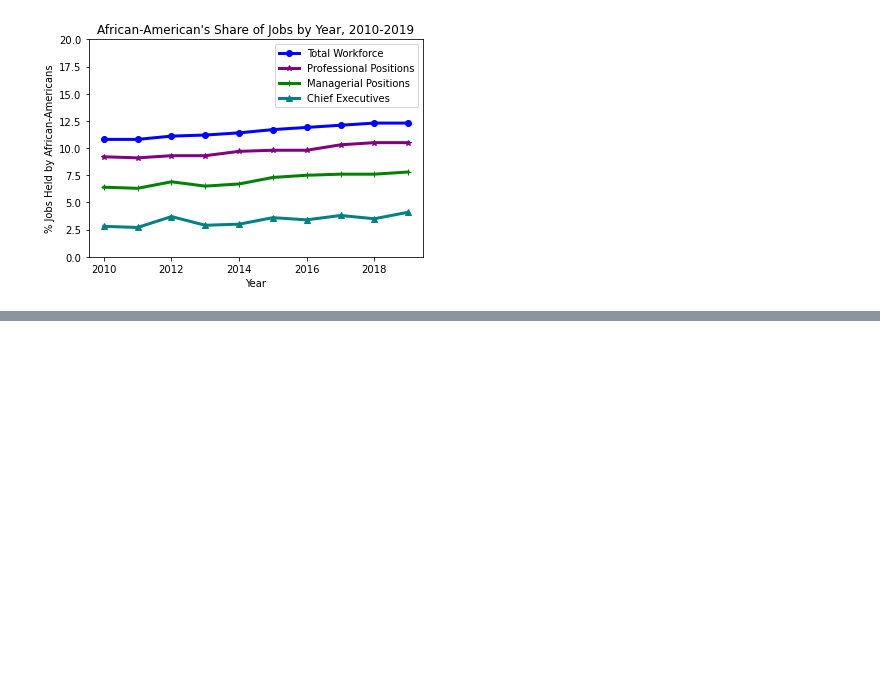
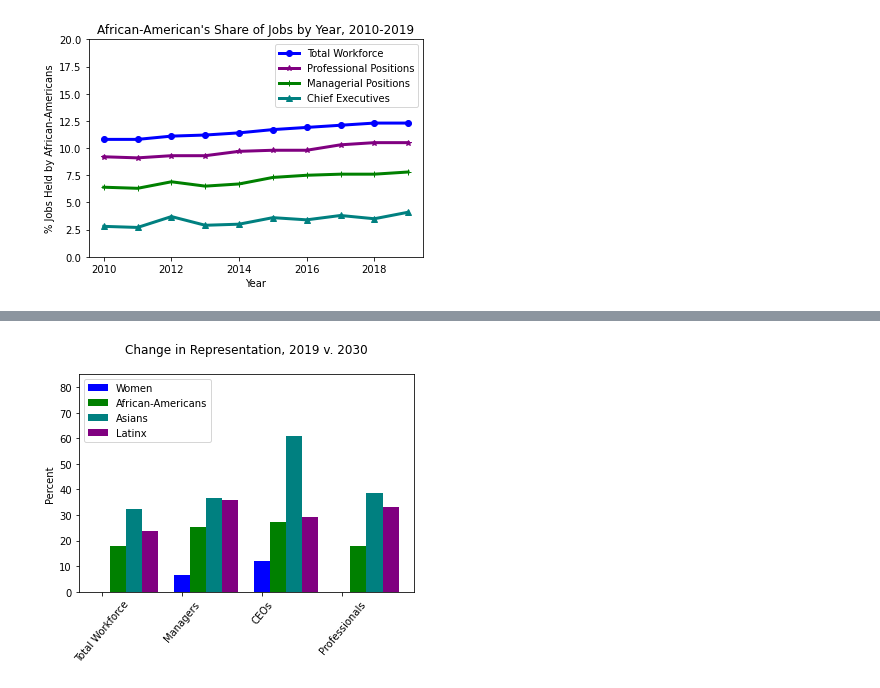
Before and after one commit to chinnamanaidu/project_rutgers, a Jupyter notebook: BLS_Project.ipynb, the cells around one changed output, grey strips where cells are left out. Cells and saved outputs as stored; diff of their text form; code cells hidden in the pictures; blank space fills up the shorter version.

```diff
--- a/BLS_Project.ipynb
+++ b/BLS_Project.ipynb
@@ -464,0 +581,23 @@ plt.show()
+# %%
+data2030 = [[-0.7, 6.5, 12.0, -1.0],[18.0, 25.3, 27.3, 18.0],[32.3, 36.6, 60.7, 38.8],[23.6, 35.7, 29.2, 33.1]]
+demographics = ["Women","African-Americans","Asians","Latinx"]
+# women_change2030 = [-0.7, 6.5, 12.0, -1.0]
+# af_am_change2030 = [18.0, 25.3, 27.3, 18.0]
+# asian_change2030 = [32.3, 36.6, 60.7, 38.8]
+# latinx_change2030 = [23.6, 35.7, 29.2, 33.1]
+X = np.arange(4)
+tick_locations = [value for value in X]
+plt.xticks(tick_locations, ["Total Workforce","Managers","CEOs","Professionals"])
+plt.bar(X + 0.00, data2030[0], color = 'b', width = 0.2, align="center")
+plt.bar(X + 0.20, data2030[1], color = 'g', width = 0.2,align="center")
+plt.bar(X + 0.40, data2030[2], color = 'teal', width = 0.2,align="center")
+plt.bar(X + 0.60, data2030[3], color = 'purple', width = 0.2,align="center")
+plt.title("Change in Representation, 2019 v. 2030\n")
+plt.legend(demographics, loc="best")
+plt.ylabel("Percent")
+plt.xticks(rotation = 50)
+plt.ylim(0,85)
+plt.savefig("Images/bar_change_2030")
+plt.show()
+# %% [output]
+[figure, added]
```
Also changed, not shown: parts of 13 cells of this notebook.
